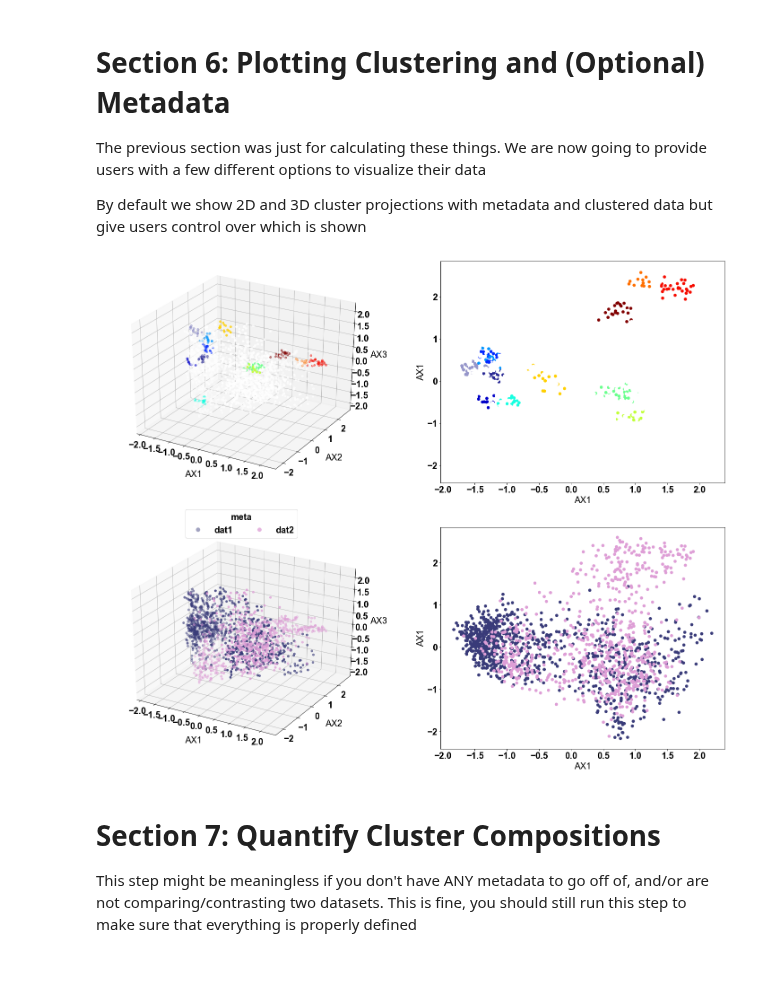
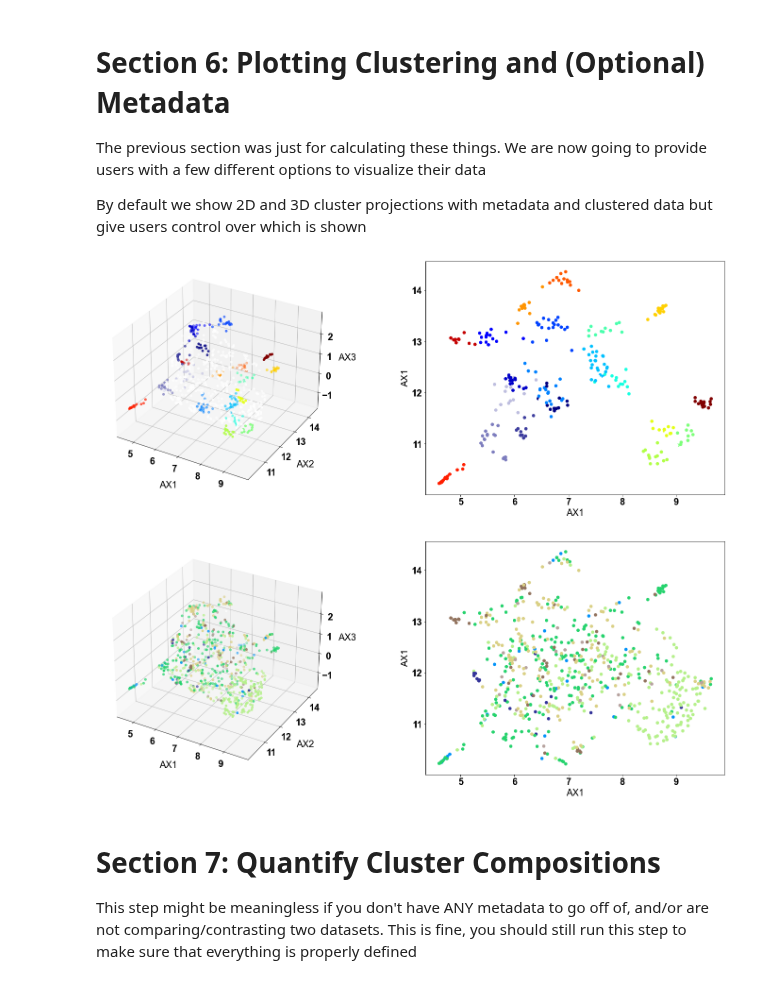
Before and after one commit to ctboughter/AIMS, a Jupyter notebook: AIMS_notebook.ipynb, the cells around one changed output. Drawn from its saved outputs; the diff is of its cells as text; code cells hidden in the pictures.

```diff
--- a/AIMS_notebook.ipynb
+++ b/AIMS_notebook.ipynb
@@ -204,7 +213,7 @@ Change the 'align' variable to one of these four. Pretty easy to visualize each
 align = 'center'
 # This "pad" value only changes things if your alignemnt is "bulge"
 # Otherwise keep it defined as 8, again another dummy variable that you need to keep
-pad = 6
+pad = 8
 #################################
 
 if molecule.lower() == 'ig':
@@ -332,7 +341,7 @@ dchoice = 'parse'
 
 # Then, choose which dimensionality reduction and clustering method you want to use
 # Want to run pca or umap?
-reduce = 'pca'
+reduce = 'umap'
 # What will you cluster with (kmean, optics, dbscan)?
 clust = 'optics'
 ###################################################################################
@@ -362,7 +371,7 @@ if reduce == 'pca':
     print(pca.explained_variance_ratio_)
 elif reduce == 'umap':
     import umap
-    reducer = umap.UMAP(n_components=3, n_neighbors = 25)
+    reducer = umap.UMAP(n_components=3, n_neighbors = 25,random_state=617)
     final = reducer.fit_transform(chosen_dset)
     transform = pandas.DataFrame(np.transpose(final),columns = seq_MIf.columns)
 
@@ -375,6 +384,6 @@ if clust == 'kmean':
 elif clust == 'optics':
     clusts = cluster.OPTICS(min_samples=10).fit_predict(clust_input)
 elif clust == 'dbscan':
-    clusts = cluster.DBSCAN(eps=0.3).fit_predict(clust_input)
+    clusts = cluster.DBSCAN(eps=0.15).fit_predict(clust_input)
 
 cluster_dset = pandas.DataFrame(clusts,columns=['cluster'])
@@ -394,18 +400,29 @@ meta_form = 'category'
 ###################################################################################
 
 if meta_form == 'category':
+    ###################################################################################
     # This is the easiest default metadata definition.
     # Just based on the files that were loaded in (useless if only 1 file)
-    metapre = token_df
+    #metapre = token_df
     # Convert the metadata from numbers to strings
-    meta_conv = []
-    for i in token_df.values:
-        meta_conv.append(datName[i[0]])
+    #meta_conv = []
+    #for i in token_df.values:
+    #    meta_conv.append(datName[i[0]])
+    #metadat = pandas.DataFrame(meta_conv)
+    ###################################################################################
 
-    metadat = pandas.DataFrame(meta_conv)
-    # However, you can also read in your own metadata, or build it from scratch
-    # JUST MAKE SURE YOUR METADATA IS A PANDAS DATAFRAME IN THE END
+    ###################################################################################
+    # This is an example of how to load in your own metadata
+    # Your # metadat entries should match your # sequence entries
+    metapre = pandas.read_csv(datDir+'/vdjdb_meta_parse.csv')
+    meta = metapre.loc[compile_index[:,0]]
+    # A bunch of columns to choose from. Note though, you can
+    # only visualize one at a time in the current version
+    metadat = pandas.DataFrame(meta['antigen.species'])
+    metadat.columns = [0]
+    ###################################################################################
 elif meta_form == 'quant':
+    # QUANTITATIVE METADATA IS NOT READY YET! ON THE TO-DO!
     # This "quantitative" metadata will just count from 1 to the length of the dataset,
     # coloring the points on the plot in order.
     metaPRE = np.arange(len(token_df))
@@ -443,7 +460,8 @@ chosen_map1 = clust_map; leg1 = clust_leg
 chosen_map2 = meta_map; leg2 = meta_leg
 
 # Define a colormap to color metadata. Can change this if you want, look at matplotlib colormap options
-cmapF = pl.get_cmap('tab20b')
+# BUT NOTE, if your colormap is discrete, you can get repetitive colors in the plot if #meta_unique > #colors
+cmapF = pl.get_cmap('terrain')
 # So there's no reason to have a function for this, other than to make this notebook look a bit prettier
 # Really just defining a bunch of stuff repeatedly with if statements
 fig3d,plotloc,plottype,plotem,legends,dattype = aims.get_plotdefs(clust_show,proj_show,chosen_map1,chosen_map2,leg1,leg2)
@@ -478,7 +496,6 @@ for i in np.arange(len(legends)):
         mapDF = pandas.concat([clust_map,cmap_pre],axis=1)
         mapped_colors= mapDF.sort_values('cluster').drop_duplicates('cluster').values[:,1:]
     else:
-        need_meta = False
         mapDF = pandas.concat([meta_map,cmap_pre],axis=1)
         mapped_colors= mapDF.sort_values('meta').drop_duplicates('meta').values[:,1:]
         keep_map = mapped_colors
@@ -491,37 +508,37 @@ for i in np.arange(len(legends)):
         # Don't show exceedingly long legends
         continue
     else:
         legend_elements = []
         # This line won't do anything if the array is properly shaped, will do stuff it if isn't.
         legends[i] = np.array(legends[i]).reshape(len(legends[i]))
         for j in np.arange(len(legends[i])):
             element = [Line2D([0], [0], marker='o', color='w', label=legends[i][j],markerfacecolor=mapped_colors[j], markersize=10)]
             legend_elements = legend_elements+element
         ax[i].legend(bbox_to_anchor=(0.5, 1.1),handles=legend_elements,loc='upper center',ncol=len(legends[i]),title=meta_name)
 
 if need_meta:
-    cmap_discrete = cmapF(np.linspace(0, 1, len(clust_input)))
+    cmap_discrete = cmapF(np.linspace(0, 1, len(meta_map.drop_duplicates())))
     cmap_pre = pandas.DataFrame(cmap_discrete)
-    mapDF = pandas.concat([meta_map,cmap_pre],axis=1)
-    mapped_colors= mapDF.sort_values('meta').drop_duplicates('meta').values[:,1:]
+    mapDF = pandas.concat([meta_map.drop_duplicates().reset_index(),cmap_pre],axis=1)
+    mapped_colors= mapDF.sort_values('meta').drop_duplicates('meta').values[:,2:]
     keep_map = mapped_colors
 
 
 if show_labels:
     # ONLY show this for a 2D plot
     for num in np.arange(len(ax)):
         if plottype[num] == '2d':
             break
     a = 0; plot1 = clust_input[:,0]; plot2 = clust_input[:,1]
     plot_labels = seqF.columns.values
     for i,j in zip(plot1,plot2):
         ax[num].annotate(str(plot_labels[a]),xy=(i,j),fontsize=14)
         a+=1
 
 pl.savefig(outputDir+'/AIMS_projections.pdf',format='pdf')
 pl.show()
 # %% [output]
-[figure, old version]
+[figure, new version]
 # %% [markdown]
 # Section 7: Quantify Cluster Compositions
 This step might be meaningless if you don't have ANY metadata to go off of, and/or are not comparing/contrasting two datasets. This is fine, you should still run this step to make sure that everything is properly defined
```
Also changed, not shown: parts of 55 cells of this notebook, 6 other files.
